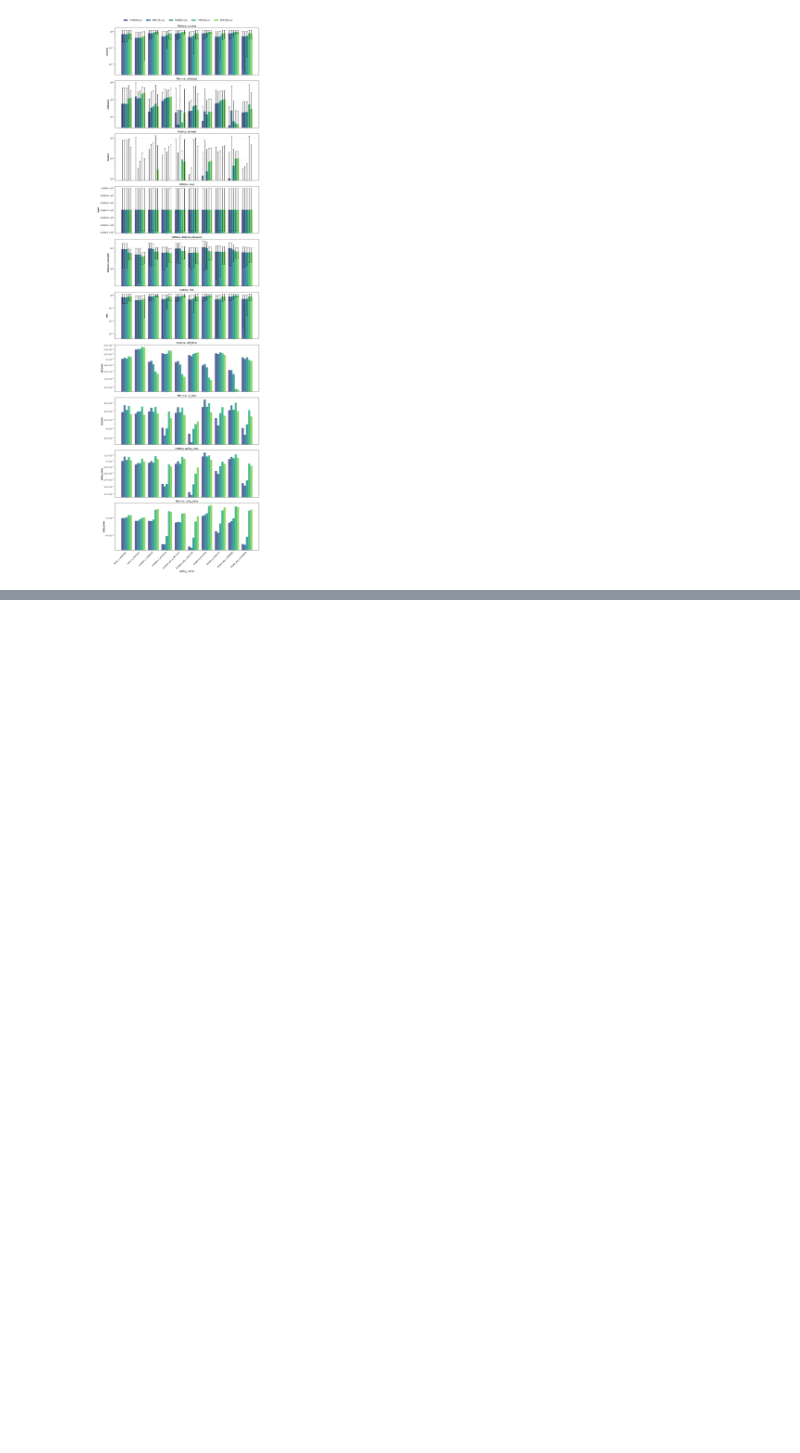
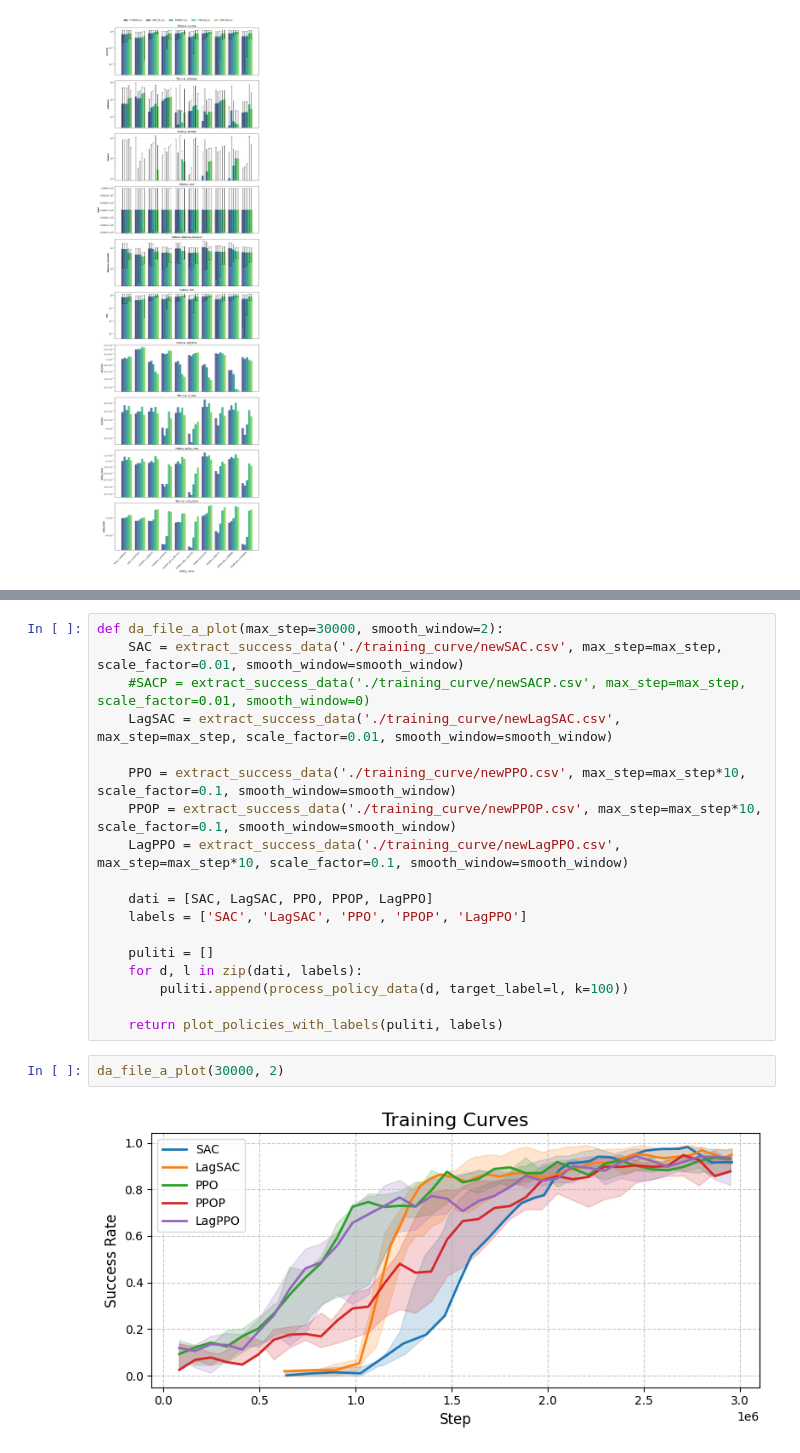
Before and after one commit to GiacomoAru/UASRL, a Jupyter notebook: test.ipynb, the cells around one changed output, grey strips where cells are left out. Drawn from its saved outputs; the diff is of its cells as text; blank space fills up the shorter version.

```diff
--- a/test.ipynb
+++ b/test.ipynb
@@ -466,0 +589,22 @@ plotta_confronto_csv_final(csvs2,0, 'policy_name', cols)
+# %%
+def da_file_a_plot(max_step=30000, smooth_window=2):
+    SAC = extract_success_data('./training_curve/newSAC.csv', max_step=max_step, scale_factor=0.01, smooth_window=smooth_window)
+    #SACP = extract_success_data('./training_curve/newSACP.csv', max_step=max_step, scale_factor=0.01, smooth_window=0)
+    LagSAC = extract_success_data('./training_curve/newLagSAC.csv', max_step=max_step, scale_factor=0.01, smooth_window=smooth_window)
+
+    PPO = extract_success_data('./training_curve/newPPO.csv', max_step=max_step*10, scale_factor=0.1, smooth_window=smooth_window)
+    PPOP = extract_success_data('./training_curve/newPPOP.csv', max_step=max_step*10, scale_factor=0.1, smooth_window=smooth_window)
+    LagPPO = extract_success_data('./training_curve/newLagPPO.csv', max_step=max_step*10, scale_factor=0.1, smooth_window=smooth_window)
+
+    dati = [SAC, LagSAC, PPO, PPOP, LagPPO]
+    labels = ['SAC', 'LagSAC', 'PPO', 'PPOP', 'LagPPO']
+
+    puliti = []
+    for d, l in zip(dati, labels):
+        puliti.append(process_policy_data(d, target_label=l, k=100))
+
+    return plot_policies_with_labels(puliti, labels)
+# %%
+da_file_a_plot(30000, 2)
+# %% [output]
+[figure, added]
```
Also changed, not shown: parts of 10 cells of this notebook, 30 other files.
